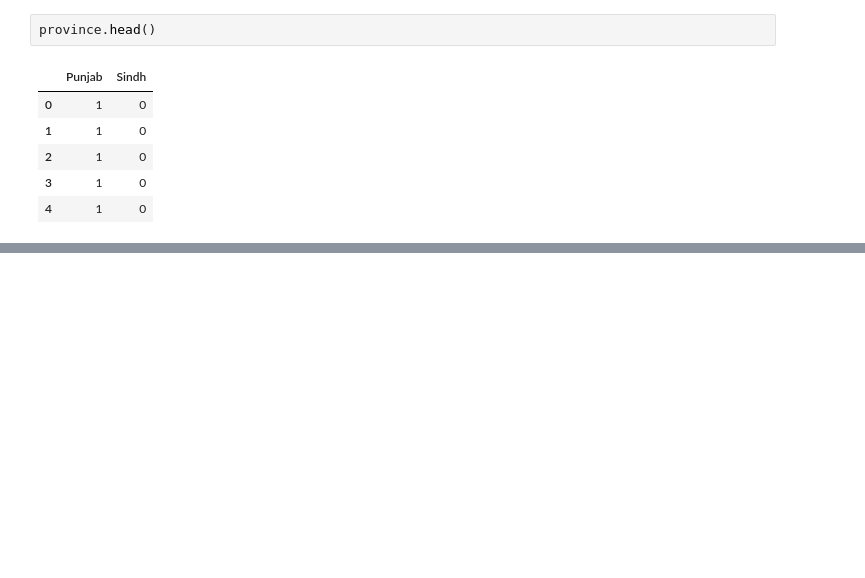
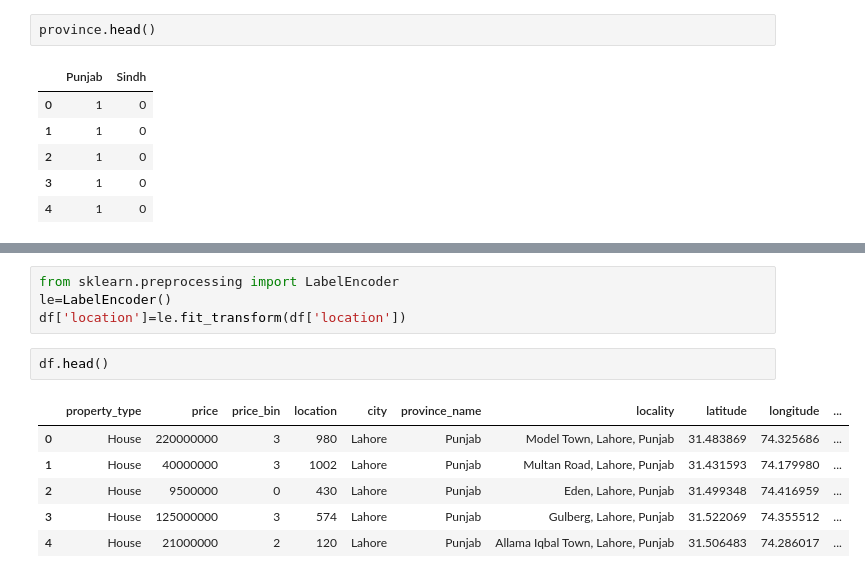
Before and after one commit to ZaheerFDS78/house-price-prediction-model, a Jupyter notebook: Untitled.ipynb, the cells around one changed output, grey strips where cells are left out. Cells and saved outputs as stored; diff of their text form; blank space fills up the shorter version.

```diff
--- a/Untitled.ipynb
+++ b/Untitled.ipynb
@@ -184,0 +221,13 @@ province.head()
+# %%
+from sklearn.preprocessing import LabelEncoder
+le=LabelEncoder()
+df['location']=le.fit_transform(df['location'])
+# %%
+df.head()
+# %% [output]
+|  | property_type | price | price_bin | location | city | province_name | locality | latitude | longitude | ... |
+| 0 | House | 220000000 | 3 | 980 | Lahore | Punjab | Model Town, Lahore, Punjab | 31.483869 | 74.325686 | ... |
+| 1 | House | 40000000 | 3 | 1002 | Lahore | Punjab | Multan Road, Lahore, Punjab | 31.431593 | 74.179980 | ... |
+| 2 | House | 9500000 | 0 | 430 | Lahore | Punjab | Eden, Lahore, Punjab | 31.499348 | 74.416959 | ... |
+| 3 | House | 125000000 | 3 | 574 | Lahore | Punjab | Gulberg, Lahore, Punjab | 31.522069 | 74.355512 | ... |
+| 4 | House | 21000000 | 2 | 120 | Lahore | Punjab | Allama Iqbal Town, Lahore, Punjab | 31.506483 | 74.286017 | ... |
```
Also changed, not shown: parts of 15 cells of this notebook.
